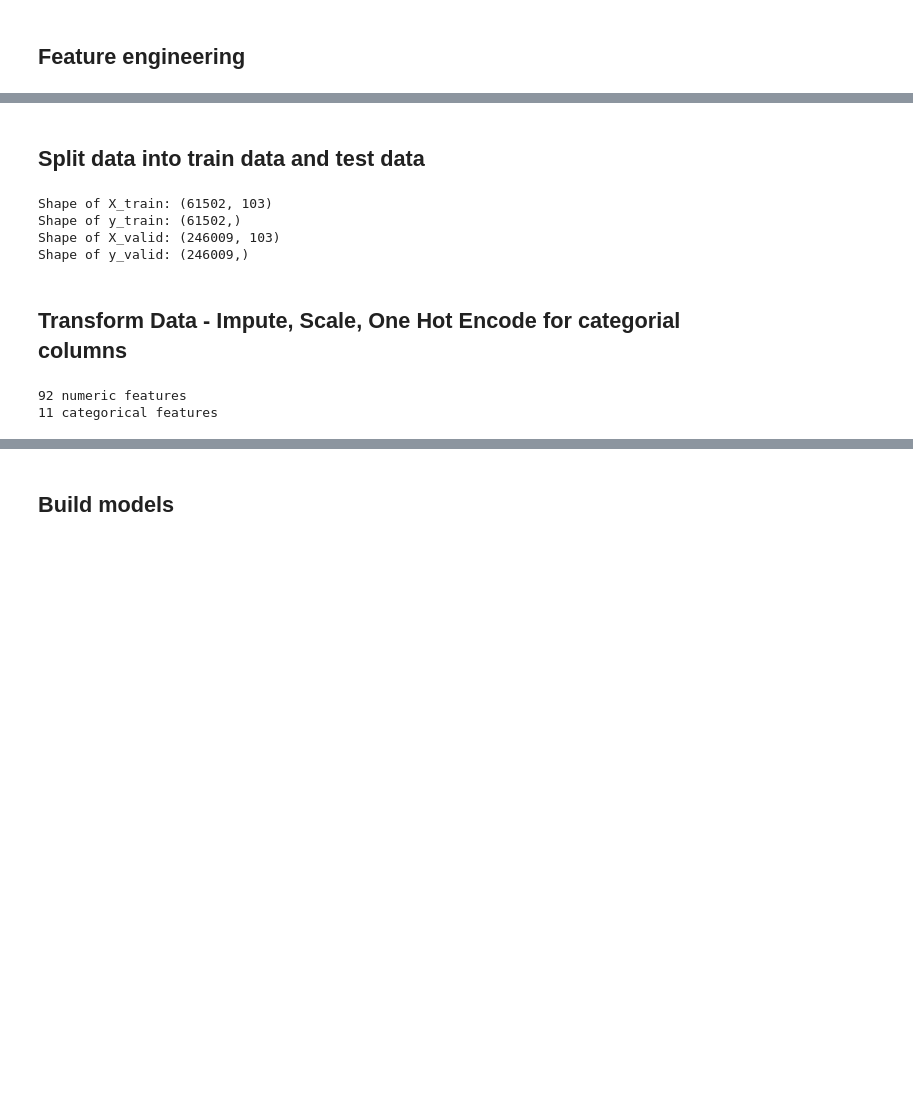
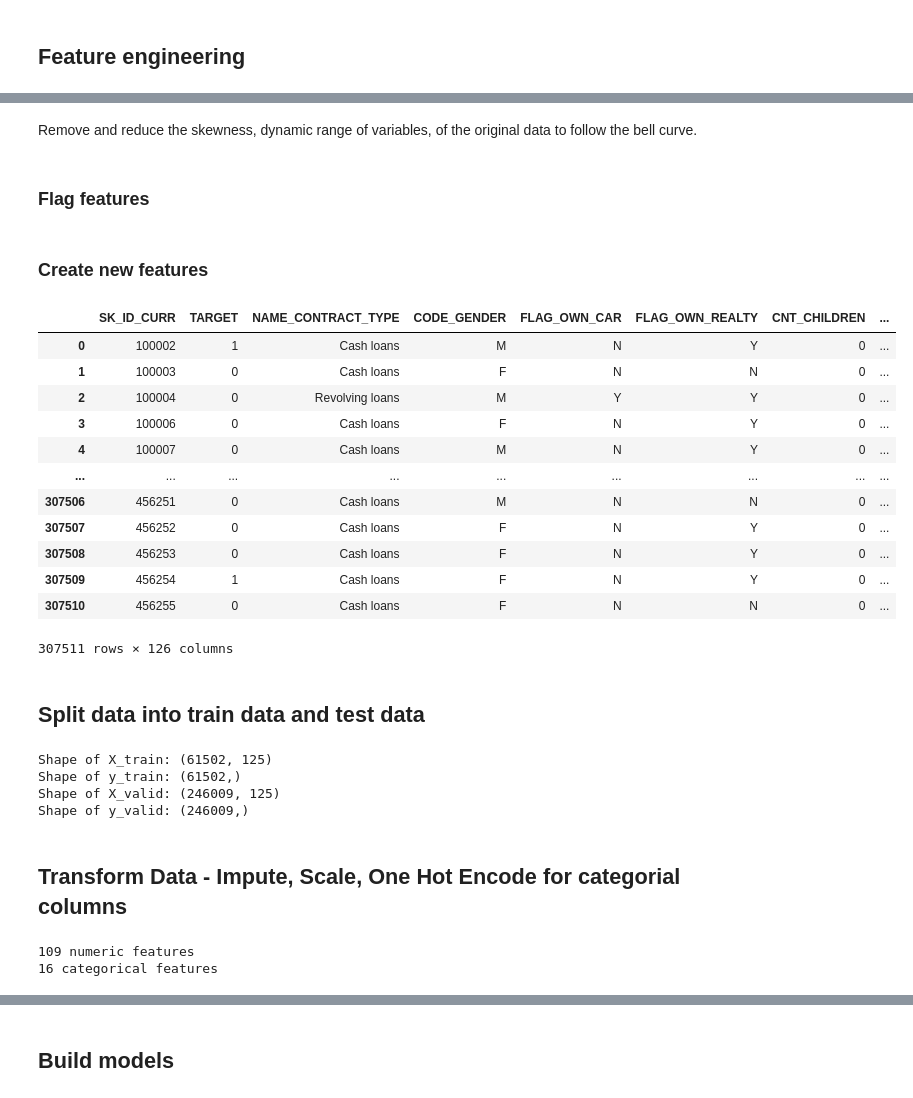
Before and after one commit to tuedoan569/Home-Credit-Default-Risk, a Jupyter notebook: Home Credit Default Risk.ipynb, the cells around one changed output, grey strips where cells are left out. Drawn from its saved outputs; the diff is of its cells as text; code cells hidden in the pictures; blank space fills up the shorter version.

Commit message:
Second push
Add documentation

```diff
--- a/Home Credit Default Risk.ipynb
+++ b/Home Credit Default Risk.ipynb
@@ -35,0 +232,4 @@ train['DAYS_EMPLOYED'].replace({365243: np.nan}, inplace = True)
+# %% [markdown]
+Remove and reduce the skewness, dynamic range of variables, of the original data to follow the bell curve.
+# %% [markdown]
+### Flag features
@@ -35,0 +238,2 @@ train['DAYS_EMPLOYED'].replace({365243: np.nan}, inplace = True)
+# %% [markdown]
+### Create new features
@@ -36,39 +245,29 @@ train['DAYS_EMPLOYED'].replace({365243: np.nan}, inplace = True)
 # %%
-
-# ratio features - create new variables based on existing variables
-train['CI_ratio'] = train['AMT_CREDIT'] / train['AMT_INCOME_TOTAL']        # credit-to-income ratio
-train['AI_ratio'] = train['AMT_ANNUITY'] / train['AMT_INCOME_TOTAL']       # annuity-to-income ratio
-train['GI_ratio'] = train['AMT_GOODS_PRICE'] / train['AMT_INCOME_TOTAL']         # credit to goods price ratio - how much was financed?
-
-
-# log features - reduce the dynamic range of variables so the differences between them are preserved
-train['log_INCOME'] = np.log(train['AMT_INCOME_TOTAL'])                    # log of income
-train['log_ANNUITY'] = np.log(train['AMT_ANNUITY'])                        # log of annuity
-train['log_CREDIT'] = np.log(train['AMT_CREDIT'])                          # log of credit
-train['log_GOODS'] = np.log(train['AMT_GOODS_PRICE'])                      # log of goods
-
-# flag features
-train['MissingBureau'] = train.iloc[:, 41:44].isnull().sum(axis=1).astype("category")   # number of bureaus with no score
-train['FLAG_CG_ratio'] = train['AMT_CREDIT'] > train['AMT_GOODS_PRICE']                 # FLAG if you borrowed more than the price of the item
-
 # EXT_SOURCE_x variables are very important - let's not leave missing values up to the imputer!
 # Instead of imputing missing values by column mean or median, let's fill in missing values by row
 # i.e. missing scores are replaced with the average of the scores we do have. If there are no scores at all
 # let's just give them a value of 0.2 for now.
 train['AVG_EXT'] = train.iloc[:, 41:44].sum(axis=1)/(3- train.iloc[:,41:44].isnull().sum(axis=1))   # average of the (at most) three scores
 train['AVG_EXT'].replace(np.nan, 0.2, inplace = True)   # get rid of any /0 errors generated from previous step
 
 train.EXT_SOURCE_1.fillna(train.AVG_EXT, inplace=True)
 train.EXT_SOURCE_2.fillna(train.AVG_EXT, inplace=True)
 train.EXT_SOURCE_3.fillna(train.AVG_EXT, inplace=True)
 
 train.drop(['AVG_EXT'], axis = 1)   # let's not make AVG_EXT a feature - it will be too highly correlated to the three components
-
-# drop these variables based on poor feature significance (< 0.0001)
-train.drop(['REG_REGION_NOT_LIVE_REGION','AMT_REQ_CREDIT_BUREAU_WEEK','HOUSETYPE_MODE','OCCUPATION_TYPE','FLAG_MOBIL','FLAG_CONT_MOBILE',
-           'NAME_TYPE_SUITE', 'FLAG_DOCUMENT_4','ORGANIZATION_TYPE', 'FONDKAPREMONT_MODE', 'FLAG_DOCUMENT_15', 'FLAG_DOCUMENT_7', 'FLAG_DOCUMENT_16',
-           'FLAG_DOCUMENT_9', 'FLAG_DOCUMENT_10', 'FLAG_DOCUMENT_11','FLAG_DOCUMENT_12', 'FLAG_DOCUMENT_13', 'FLAG_DOCUMENT_14', 'AMT_REQ_CREDIT_BUREAU_DAY',
-           'AMT_REQ_CREDIT_BUREAU_HOUR', 'FLAG_DOCUMENT_21','FLAG_DOCUMENT_20', 'FLAG_DOCUMENT_19', 'FLAG_DOCUMENT_18', 'FLAG_DOCUMENT_17','FLAG_DOCUMENT_2'],
-           axis=1, inplace=True)
+# %% [output]
+|  | SK_ID_CURR | TARGET | NAME_CONTRACT_TYPE | CODE_GENDER | FLAG_OWN_CAR | FLAG_OWN_REALTY | CNT_CHILDREN | ... |
+| 0 | 100002 | 1 | Cash loans | M | N | Y | 0 | ... |
+| 1 | 100003 | 0 | Cash loans | F | N | N | 0 | ... |
+| 2 | 100004 | 0 | Revolving loans | M | Y | Y | 0 | ... |
+| 3 | 100006 | 0 | Cash loans | F | N | Y | 0 | ... |
+| 4 | 100007 | 0 | Cash loans | M | N | Y | 0 | ... |
+| ... | ... | ... | ... | ... | ... | ... | ... | ... |
+| 307506 | 456251 | 0 | Cash loans | M | N | N | 0 | ... |
+| 307507 | 456252 | 0 | Cash loans | F | N | Y | 0 | ... |
+| 307508 | 456253 | 0 | Cash loans | F | N | Y | 0 | ... |
+| 307509 | 456254 | 1 | Cash loans | F | N | Y | 0 | ... |
+| 307510 | 456255 | 0 | Cash loans | F | N | N | 0 | ... |
+307511 rows × 126 columns
 # %% [markdown]
 ## Split data into train data and test data
@@ -85,9 +279,9 @@ print('Shape of y_train:',y_train.shape)
 print('Shape of X_valid:',X_valid.shape)
 print('Shape of y_valid:',y_valid.shape)
 # %% [output]
-Shape of X_train: (61502, 103)
+Shape of X_train: (61502, 125)
 Shape of y_train: (61502,)
-Shape of X_valid: (246009, 103)
+Shape of X_valid: (246009, 125)
 Shape of y_valid: (246009,)
 # %% [markdown]
 ## Transform Data - Impute, Scale, One Hot Encode for categorial columns
@@ -101,8 +295,8 @@ cat_features = all_columns[~is_num].tolist()         # list of all categorical c
 print(len(num_features), "numeric features")
 print(len(cat_features), "categorical features")
 # %% [output]
-92 numeric features
-11 categorical features
+109 numeric features
+16 categorical features
 # %%
 features = num_features + cat_features
 
```
Also changed, not shown: parts of 48 cells of this notebook.
